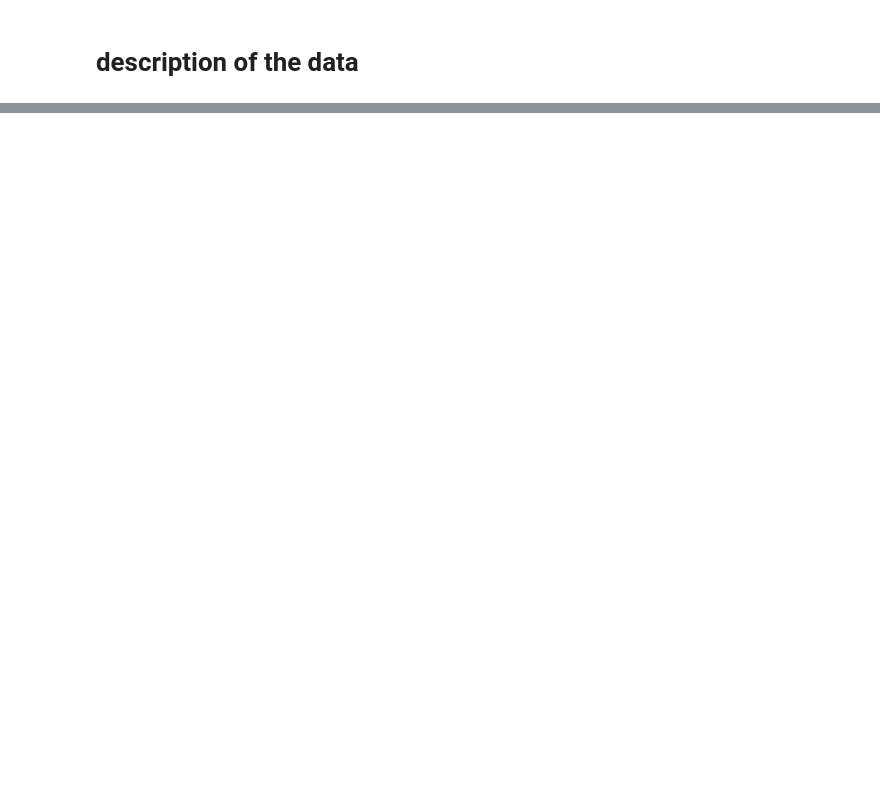
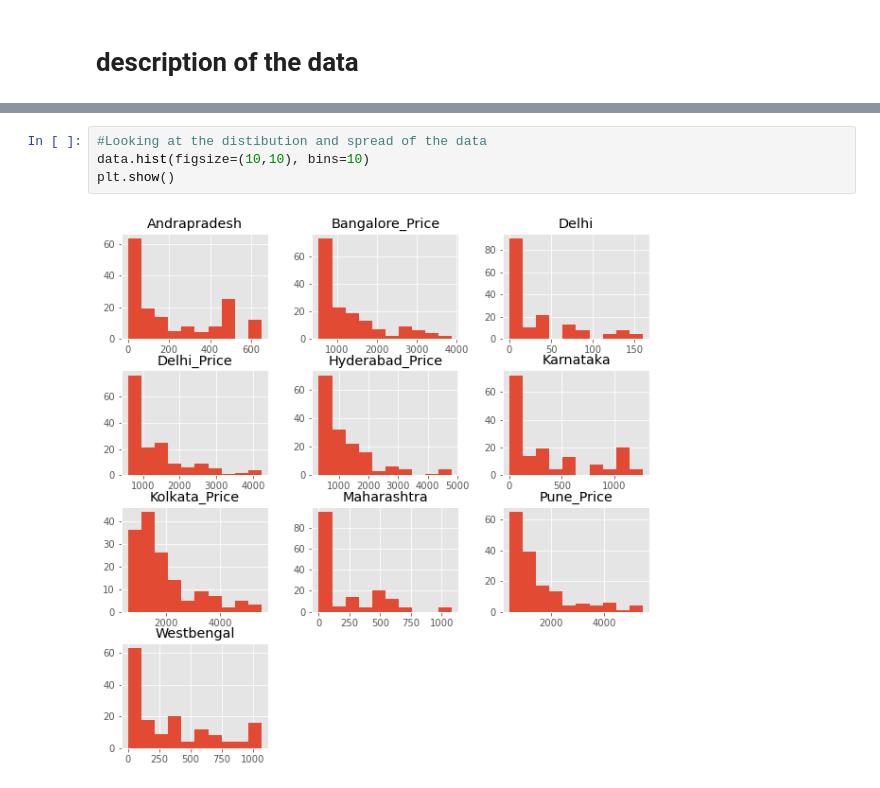
Before and after one commit to sungunact/stats, a Jupyter notebook: Team-7-Statistics-Raghu.ipynb, the cells around one changed output, grey strips where cells are left out. Saved outputs shown, nothing was run; the diff lists cells and outputs as text; blank space fills up the shorter version.

```diff
--- a/Team-7-Statistics-Raghu.ipynb
+++ b/Team-7-Statistics-Raghu.ipynb
@@ -96,3 +105,9 @@ data.describe()
+# %%
+#Looking at the distibution and spread of the data
+data.hist(figsize=(10,10), bins=10)
+plt.show()
+# %% [output]
+[figure, added]
 # %%
 from matplotlib import gridspec
 plt.rcParams['figure.figsize'] = [15,10]
```
Also changed, not shown: parts of 14 cells of this notebook.
